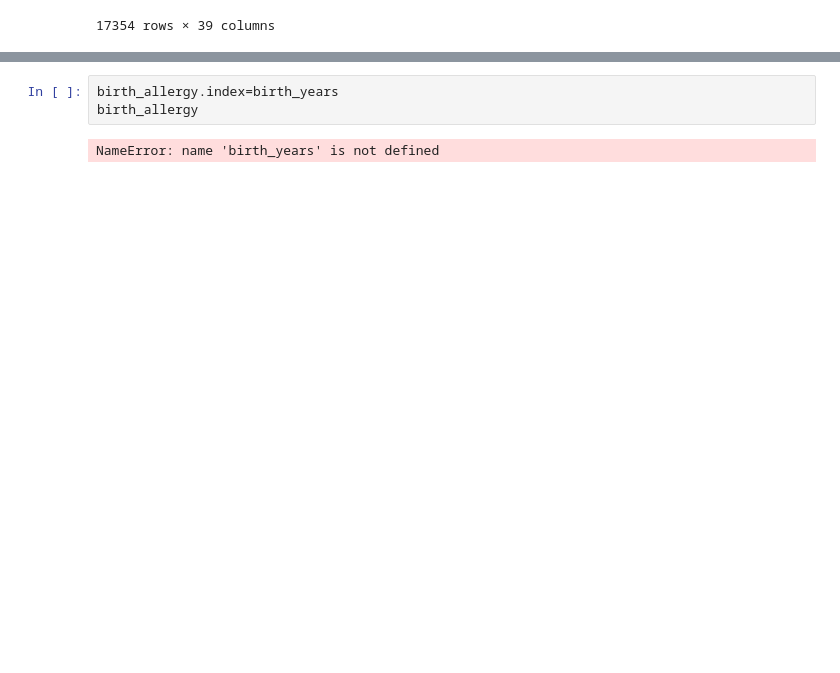
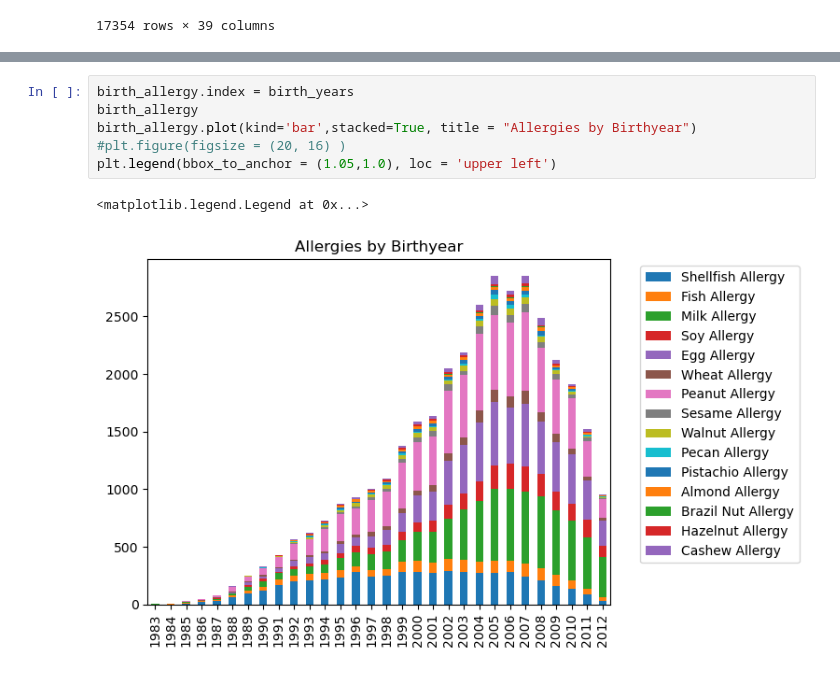
Before and after one commit to rbeebe1/project_01_group_01, a Jupyter notebook: app.ipynb, the cells around one changed output, grey strips where cells are left out. Saved outputs shown, nothing was run; the diff lists cells and outputs as text; blank space fills up the shorter version.

```diff
--- a/app.ipynb
+++ b/app.ipynb
@@ -228,8 +225,12 @@ NameError: name 'birth_years' is not defined
-# %%
-birth_allergy.index=birth_years
-birth_allergy
-# %% [output]
-NameError: name 'birth_years' is not defined
+# %%
+birth_allergy.index = birth_years
+birth_allergy
+birth_allergy.plot(kind='bar',stacked=True, title = "Allergies by Birthyear")
+#plt.figure(figsize = (20, 16) )
+plt.legend(bbox_to_anchor = (1.05,1.0), loc = 'upper left')
+# %% [output]
+<matplotlib.legend.Legend at 0x...>
+[figure, added]
 # %%
 medicaid_rates = pd.DataFrame()
 nonmedicaid_rates = pd.DataFrame()
```
Also changed, not shown: parts of 14 cells of this notebook.
